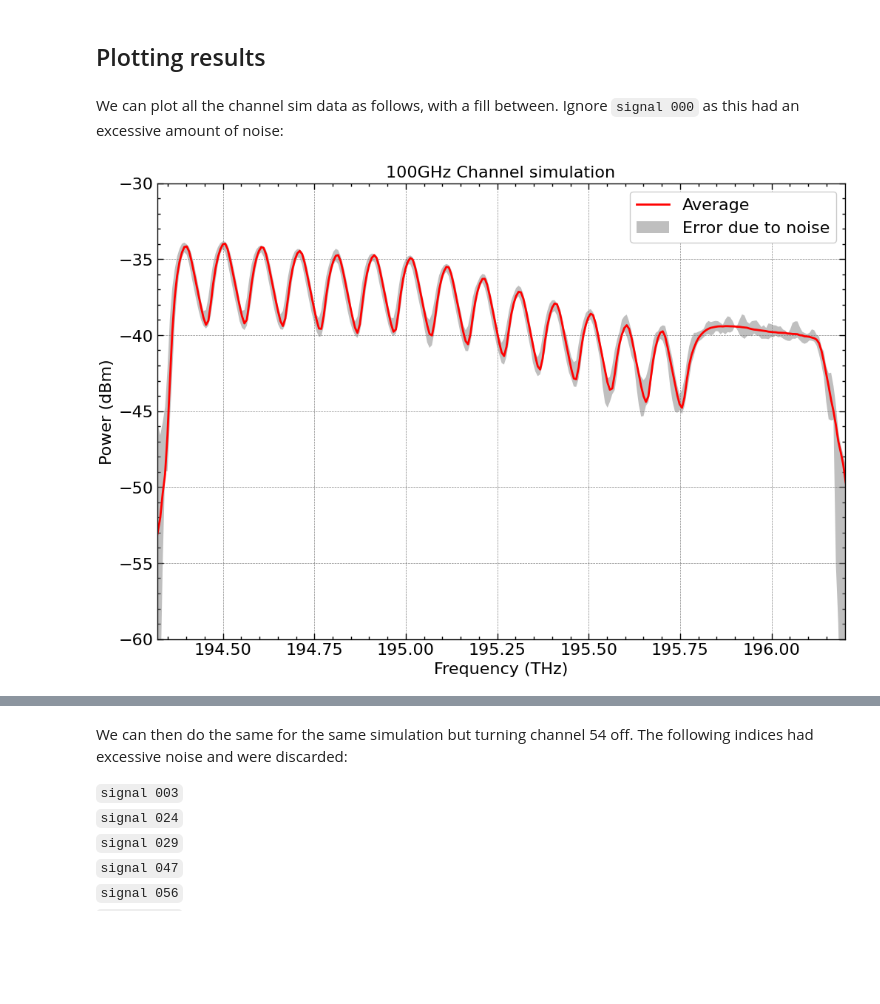
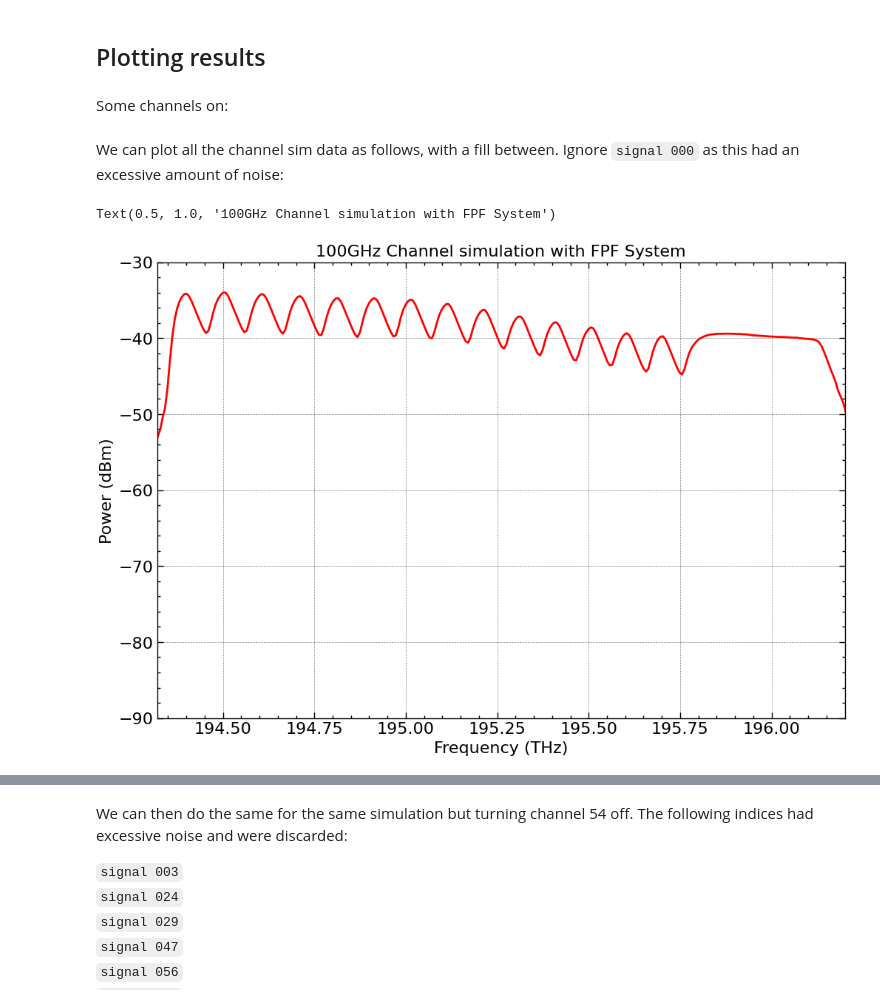
Before and after one commit to seanie5011/OSNR_fyp, a Jupyter notebook: graphs.ipynb, the cells around one changed output, grey strips where cells are left out. Saved outputs shown, nothing was run; the diff lists cells and outputs as text; code cells hidden in the pictures; blank space fills up the shorter version.

```diff
--- a/graphs.ipynb
+++ b/graphs.ipynb
@@ -177,35 +180,38 @@ channels_THz = np.array(
 )
 # %% [markdown]
 ## Plotting results
+# %% [markdown]
+Some channels on:
 # %% [markdown]
 We can plot all the channel sim data as follows, with a fill between. Ignore `signal 000` as this had an excessive amount of noise:
 # %%
 # signal processing
 min_signal = savgol_filter(np.array(sim_signals[1::4]).min(axis=0), 6, 3)
 max_signal = savgol_filter(np.array(sim_signals[1::4]).max(axis=0), 6, 3)
 
 # PLOTTING
 fig, ax = plt.subplots(
         1,
         1,
         figsize=(12, 8),
     )
 
 ax.plot(sim_freqs[0], np.array(sim_signals[1:]).mean(axis=0), 'r', label='Average')
 #ax.plot(sim_freqs[0], np.array(sim_signals[1:]).min(axis=0), 'b--', label='Minimum')
 #ax.plot(sim_freqs[0], np.array(sim_signals[1:]).max(axis=0), 'g--', label='Maximum')
-ax.fill_between(sim_freqs[0], min_signal, max_signal, facecolor="gray", alpha=0.5, label='Error due to noise')
+#ax.fill_between(sim_freqs[0], min_signal, max_signal, facecolor="gray", alpha=0.5, label='Instability due to noise')
 
-ax.legend()
+#ax.legend()
 
 ax.set_xlim(194.32, 196.2)
-ax.set_ylim(-60, -30)
+ax.set_ylim(-90, -30)
 
 ax.set_ylabel('Power (dBm)')
 ax.set_xlabel('Frequency (THz)')
 
-ax.set_title('100GHz Channel simulation')
+ax.set_title('100GHz Channel simulation with FPF System')
 
-#plt.savefig('100GHz_sim.jpg', bbox_inches='tight')
+#plt.savefig('100GHz_sim_full.jpg', bbox_inches='tight')
 # %% [output]
+Text(0.5, 1.0, '100GHz Channel simulation with FPF System')
-[figure, old version]
+[figure, new version]
```
Also changed, not shown: parts of 9 cells of this notebook, 12 other files.
